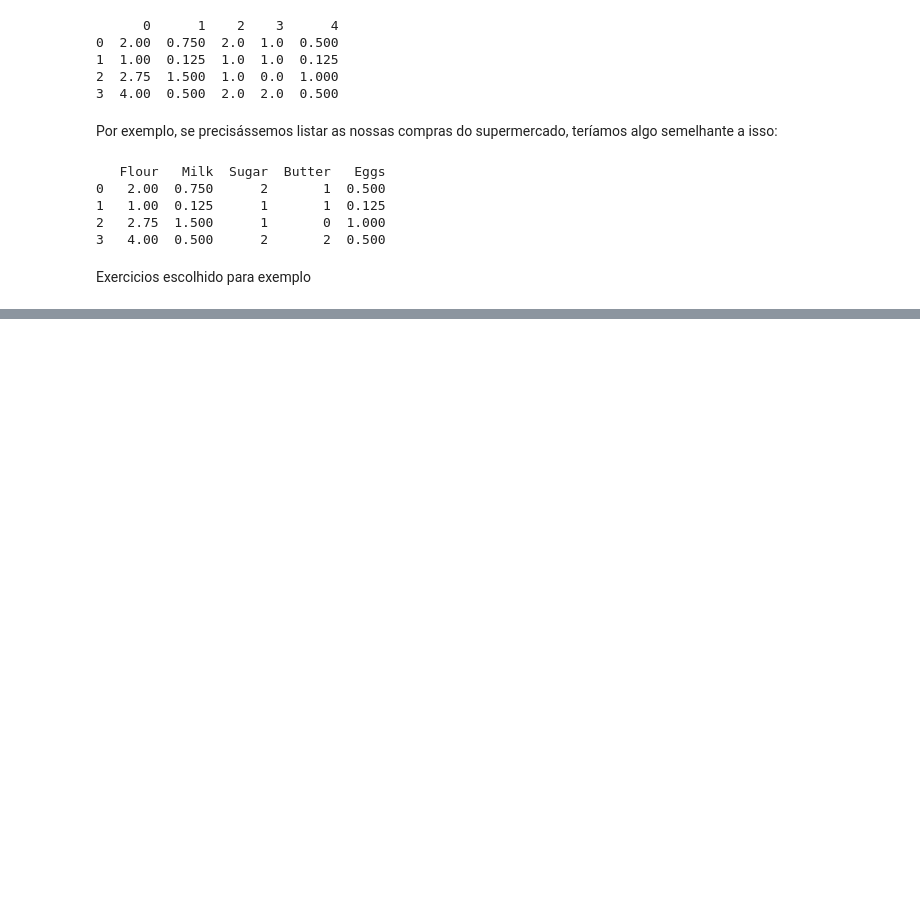
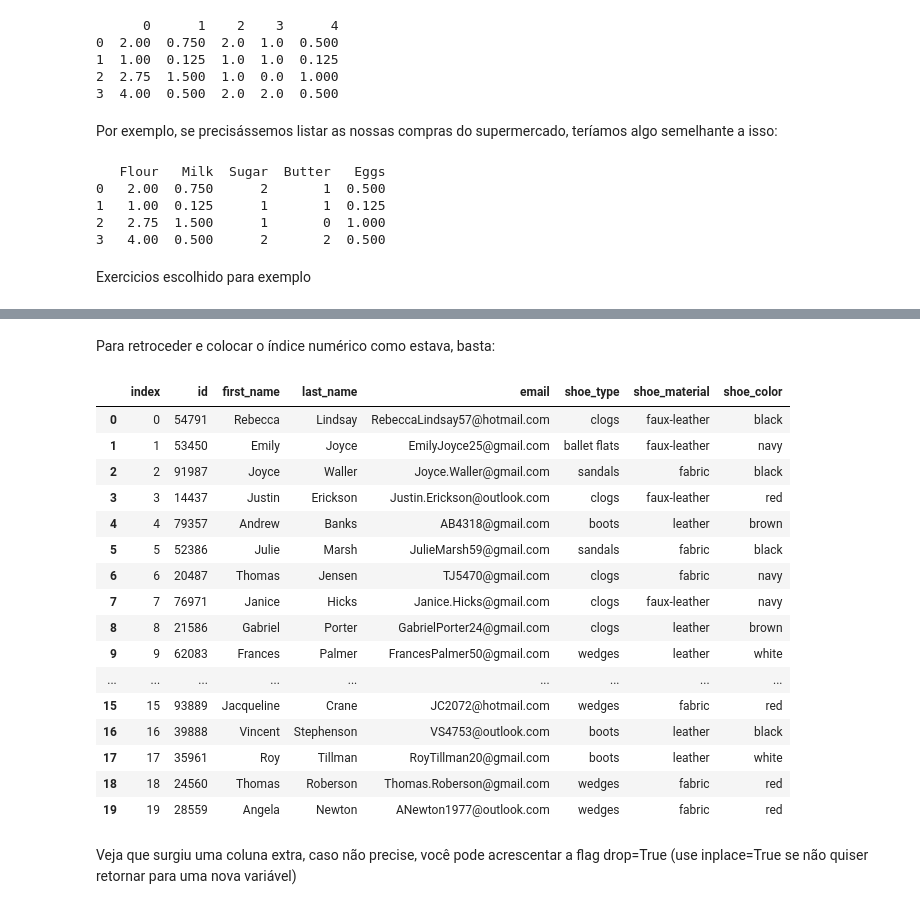
Before and after one commit to GabrielCosta45/coder-python-data, a Jupyter notebook: Nova-aula.ipynb, the cells around one changed output, grey strips where cells are left out. Saved outputs shown, nothing was run; the diff lists cells and outputs as text; code cells hidden in the pictures; blank space fills up the shorter version.

```diff
--- a/Nova-aula.ipynb
+++ b/Nova-aula.ipynb
@@ -346,0 +351,4 @@ print(df)
+# %%
+import pandas as pd
+
+df = pd.read_csv("shoefly_orders.csv")
@@ -346,0 +373,3 @@ print(df)
+# %%
+# Solução
+df.set_index("id")
@@ -346,0 +395,26 @@ print(df)
+# %% [markdown]
+Para retroceder e colocar o índice numérico como estava, basta:
+# %%
+# Solução
+
+df.reset_index()
+# %% [output]
+|  | index | id | first_name | last_name | email | shoe_type | shoe_material | shoe_color |
+| 0 | 0 | 54791 | Rebecca | Lindsay | RebeccaLindsay57@hotmail.com | clogs | faux-leather | black |
+| 1 | 1 | 53450 | Emily | Joyce | EmilyJoyce25@gmail.com | ballet flats | faux-leather | navy |
+| 2 | 2 | 91987 | Joyce | Waller | Joyce.Waller@gmail.com | sandals | fabric | black |
+| 3 | 3 | 14437 | Justin | Erickson | Justin.Erickson@outlook.com | clogs | faux-leather | red |
+| 4 | 4 | 79357 | Andrew | Banks | AB4318@gmail.com | boots | leather | brown |
+| 5 | 5 | 52386 | Julie | Marsh | JulieMarsh59@gmail.com | sandals | fabric | black |
+| 6 | 6 | 20487 | Thomas | Jensen | TJ5470@gmail.com | clogs | fabric | navy |
+| 7 | 7 | 76971 | Janice | Hicks | Janice.Hicks@gmail.com | clogs | faux-leather | navy |
+| 8 | 8 | 21586 | Gabriel | Porter | GabrielPorter24@gmail.com | clogs | leather | brown |
+| 9 | 9 | 62083 | Frances | Palmer | FrancesPalmer50@gmail.com | wedges | leather | white |
+| ... | ... | ... | ... | ... | ... | ... | ... | ... |
+| 15 | 15 | 93889 | Jacqueline | Crane | JC2072@hotmail.com | wedges | fabric | red |
+| 16 | 16 | 39888 | Vincent | Stephenson | VS4753@outlook.com | boots | leather | black |
+| 17 | 17 | 35961 | Roy | Tillman | RoyTillman20@gmail.com | boots | leather | white |
+| 18 | 18 | 24560 | Thomas | Roberson | Thomas.Roberson@gmail.com | wedges | fabric | red |
+| 19 | 19 | 28559 | Angela | Newton | ANewton1977@outlook.com | wedges | fabric | red |
+# %% [markdown]
+Veja que surgiu uma coluna extra, caso não precise, você pode acrescentar a flag drop=True (use inplace=True se não quiser retornar para uma nova variável)
```
Also changed, not shown: parts of 53 cells of this notebook, 3 other files.
